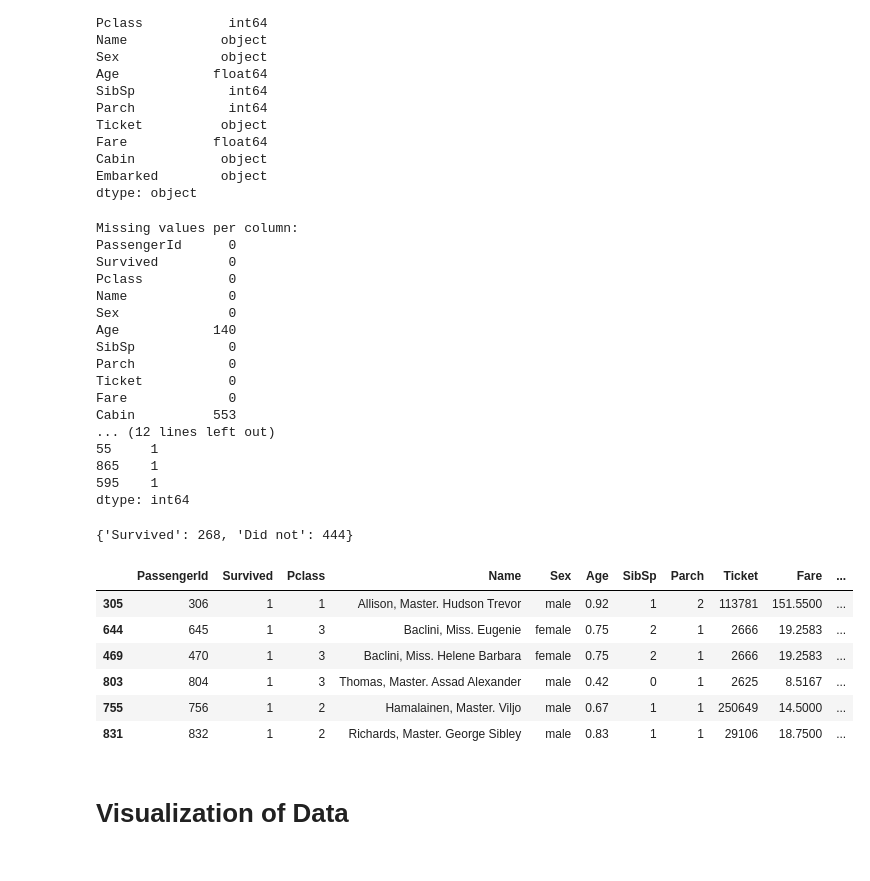
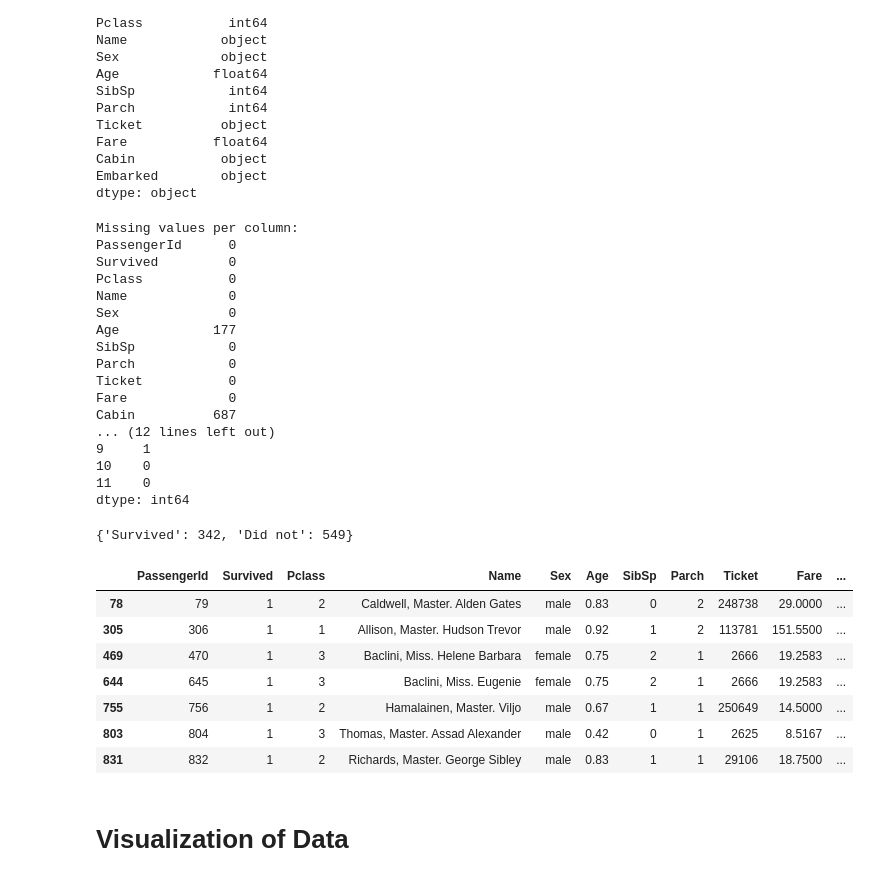
Before and after one commit to itudoben/kaggle-titanic, a Jupyter notebook: src/notebooks/titanic_dataset_survival.ipynb, the cells around one changed output. Saved outputs shown, nothing was run; the diff lists cells and outputs as text; code cells hidden in the pictures.

```diff
--- a/src/notebooks/titanic_dataset_survival.ipynb
+++ b/src/notebooks/titanic_dataset_survival.ipynb
@@ -119,10 +103,10 @@ def print_missing_values(df, axis):
     print(df.apply(num_missing, axis=axis)[:df.shape[1]]) # axis=0 to apply on each column
 
 # Applying per column
-print_missing_values(X_train, 0)
+print_missing_values(df, 0)
 
 # Applying per row:
-print_missing_values(X_train, 1)
+print_missing_values(df, 1)
 # %% [output]
 Missing values per column:
 PassengerId      0
@@ -130,31 +114,32 @@ Survived         0
 Pclass           0
 Name             0
 Sex              0
-Age            140
+Age            177
 SibSp            0
 Parch            0
 Ticket           0
 Fare             0
-Cabin          553
+Cabin          687
 ... (12 lines left out)
-55     1
-865    1
-595    1
+9     1
+10    0
+11    0
 dtype: int64
 # %%
-{'Survived':X_train.query('Survived == 1').count()[0], 'Did not':X_train.query('Survived == 0').count()[0]}
+{'Survived':df.query('Survived == 1').count()[0], 'Did not':df.query('Survived == 0').count()[0]}
 # %% [output]
-{'Survived': 268, 'Did not': 444}
+{'Survived': 342, 'Did not': 549}
 # %%
 # Check people age under 1.
-X_train.query('Age < 1')
+df.query('Age < 1')
 # %% [output]
 |  | PassengerId | Survived | Pclass | Name | Sex | Age | SibSp | Parch | Ticket | Fare | ... |
+| 78 | 79 | 1 | 2 | Caldwell, Master. Alden Gates | male | 0.83 | 0 | 2 | 248738 | 29.0000 | ... |
 | 305 | 306 | 1 | 1 | Allison, Master. Hudson Trevor | male | 0.92 | 1 | 2 | 113781 | 151.5500 | ... |
+| 469 | 470 | 1 | 3 | Baclini, Miss. Helene Barbara | female | 0.75 | 2 | 1 | 2666 | 19.2583 | ... |
 | 644 | 645 | 1 | 3 | Baclini, Miss. Eugenie | female | 0.75 | 2 | 1 | 2666 | 19.2583 | ... |
-| 469 | 470 | 1 | 3 | Baclini, Miss. Helene Barbara | female | 0.75 | 2 | 1 | 2666 | 19.2583 | ... |
+| 755 | 756 | 1 | 2 | Hamalainen, Master. Viljo | male | 0.67 | 1 | 1 | 250649 | 14.5000 | ... |
 | 803 | 804 | 1 | 3 | Thomas, Master. Assad Alexander | male | 0.42 | 0 | 1 | 2625 | 8.5167 | ... |
-| 755 | 756 | 1 | 2 | Hamalainen, Master. Viljo | male | 0.67 | 1 | 1 | 250649 | 14.5000 | ... |
 | 831 | 832 | 1 | 2 | Richards, Master. George Sibley | male | 0.83 | 1 | 1 | 29106 | 18.7500 | ... |
 # %% [markdown]
 # Visualization of Data
```
Also changed, not shown: parts of 36 cells of this notebook.
